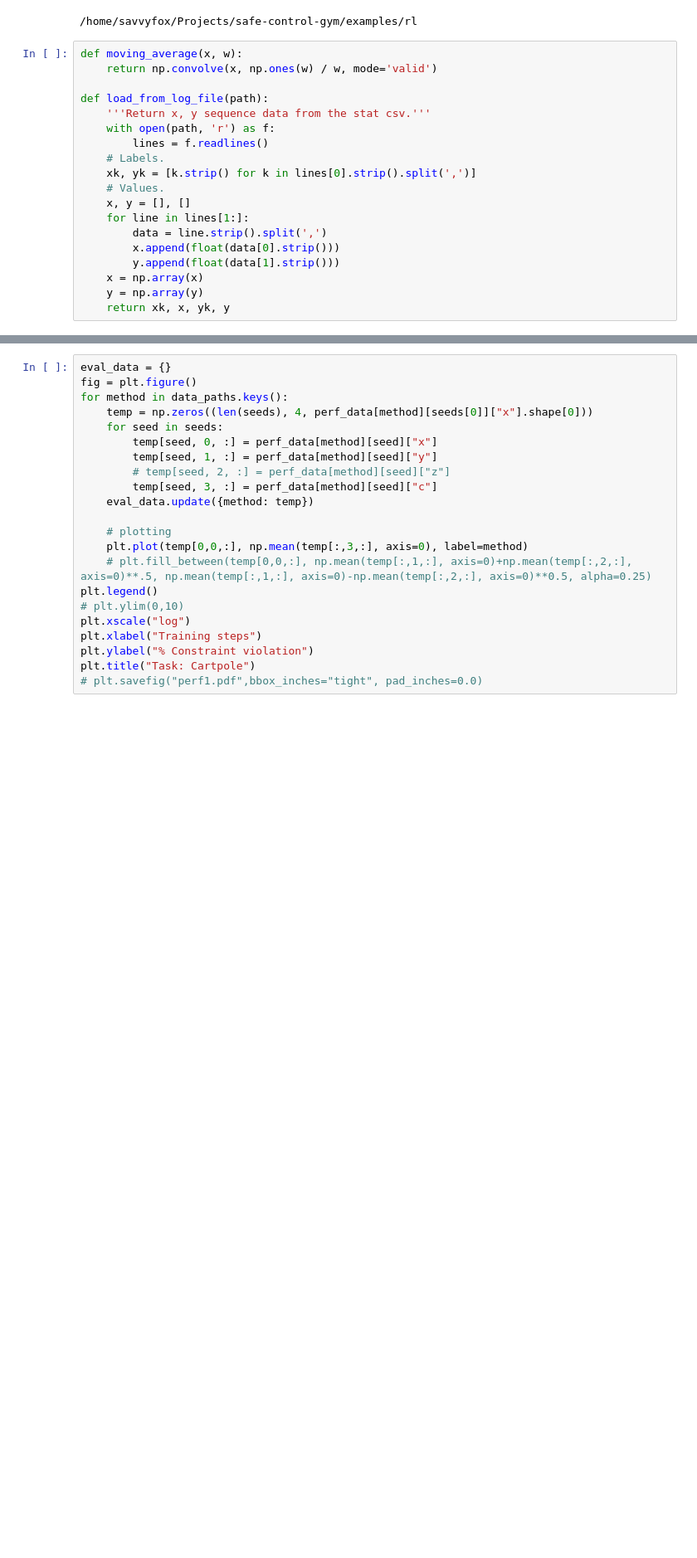
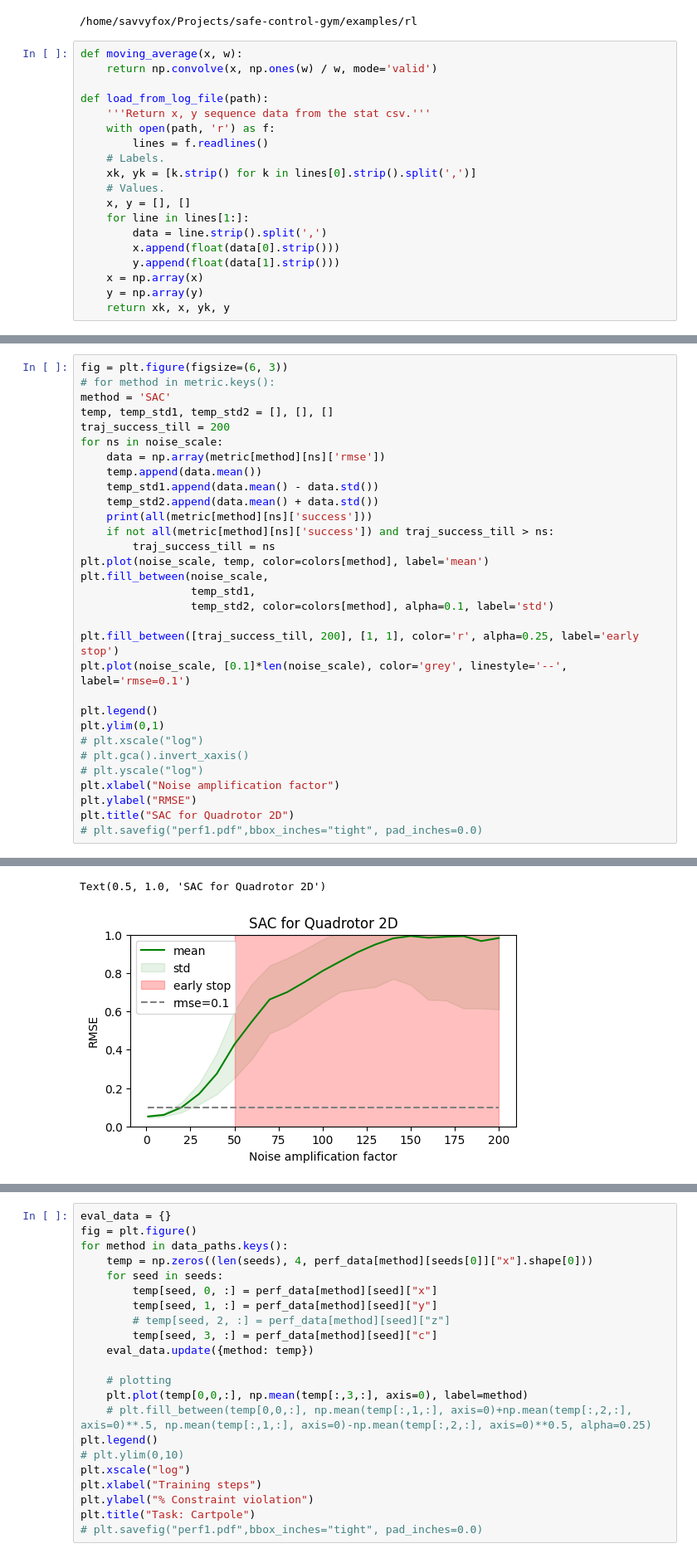
Before and after one commit to svsawant/safe-control-gym, a Jupyter notebook: examples/rl/data_analysis.ipynb, the cells around one changed output, grey strips where cells are left out. Shown at 83% size. Cells and saved outputs as stored; diff of their text form; blank space fills up the shorter version.

```diff
--- a/examples/rl/data_analysis.ipynb
+++ b/examples/rl/data_analysis.ipynb
@@ -166,0 +267,32 @@ np.mean(temp[:,3,:], axis=0),np.mean(temp[:,4,:], axis=0)
+# %%
+fig = plt.figure(figsize=(6, 3))
+# for method in metric.keys():
+method = 'SAC'
+temp, temp_std1, temp_std2 = [], [], []
+traj_success_till = 200
+for ns in noise_scale:
+    data = np.array(metric[method][ns]['rmse'])
+    temp.append(data.mean())
+    temp_std1.append(data.mean() - data.std())
+    temp_std2.append(data.mean() + data.std())
+    print(all(metric[method][ns]['success']))
+    if not all(metric[method][ns]['success']) and traj_success_till > ns:
+        traj_success_till = ns
+plt.plot(noise_scale, temp, color=colors[method], label='mean')
+plt.fill_between(noise_scale,
+                 temp_std1,
+                 temp_std2, color=colors[method], alpha=0.1, label='std')
+
+plt.fill_between([traj_success_till, 200], [1, 1], color='r', alpha=0.25, label='early stop')
+plt.plot(noise_scale, [0.1]*len(noise_scale), color='grey', linestyle='--', label='rmse=0.1')
+
+plt.legend()
+plt.ylim(0,1)
+# plt.xscale("log")
+# plt.gca().invert_xaxis()
+# plt.yscale("log")
+plt.xlabel("Noise amplification factor")
+plt.ylabel("RMSE")
+plt.title("SAC for Quadrotor 2D")
+# plt.savefig("perf1.pdf",bbox_inches="tight", pad_inches=0.0)
+# %% [output]
@@ -166,0 +316,2 @@ np.mean(temp[:,3,:], axis=0),np.mean(temp[:,4,:], axis=0)
+Text(0.5, 1.0, 'SAC for Quadrotor 2D')
+[figure, added]
```
Also changed, not shown: parts of 9 cells of this notebook, 15 other files.
